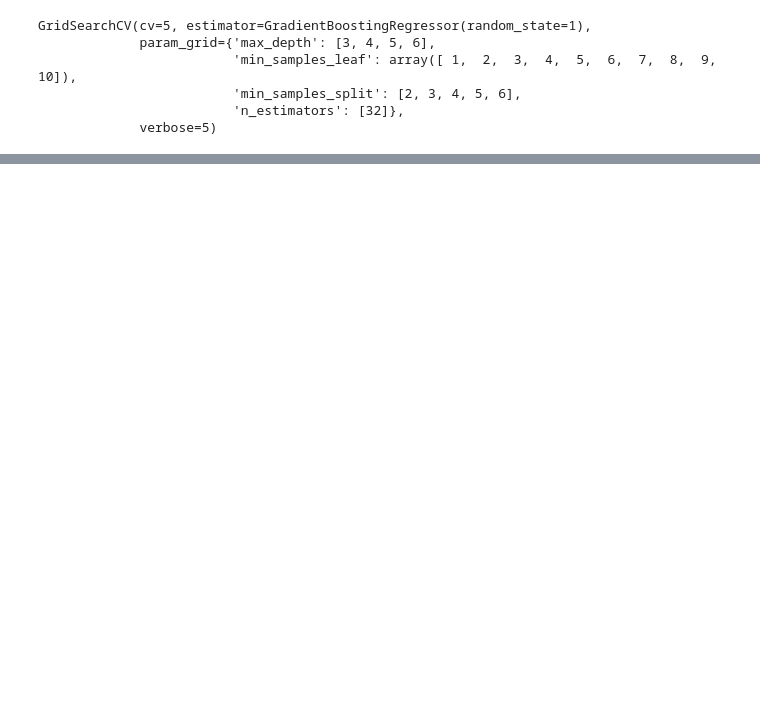
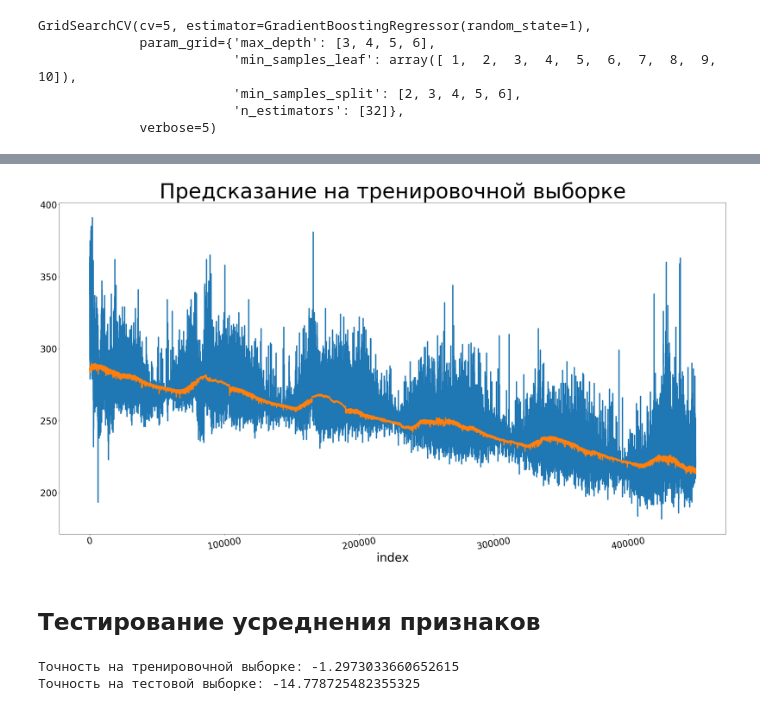
Before and after one commit to koshkidadanet/article-water, a Jupyter notebook: model.ipynb, the cells around one changed output, grey strips where cells are left out. Drawn from its saved outputs; the diff is of its cells as text; code cells hidden in the pictures; blank space fills up the shorter version.

```diff
--- a/model.ipynb
+++ b/model.ipynb
@@ -217,0 +311,25 @@ display(pd.DataFrame(clf.cv_results_))
+# %%
+pred_train = pd.Series(model.predict(x_train), index=y_train.index)
+
+plt.figure(figsize=(40,20))
+plt.xlabel('index', fontsize=40)
+plt.xticks(fontsize = 30)
+plt.yticks(fontsize = 30)
+
+y_train.plot(linewidth=4)
+pred_train.plot(linewidth=4)
+plt.title('Предсказание на тренировочной выборке', fontsize=70)
+plt.tick_params(axis='x', rotation=10)
+# %% [output]
+[figure, added]
+# %% [markdown]
+## Тестирование усреднения признаков
+# %%
+pred_train = x_train.drop('sec_from_start',axis=1).mean(numeric_only=True, axis=1)
+pred_test = x_test.drop('sec_from_start',axis=1).mean(numeric_only=True, axis=1)
+
+print(f'Точность на тренировочной выборке: {r2_score(y_train,pred_train)}')
+print(f'Точность на тестовой выборке: {r2_score(y_test,pred_test)}')
+# %% [output]
+Точность на тренировочной выборке: -1.2973033660652615
+Точность на тестовой выборке: -14.778725482355325
```
Also changed, not shown: parts of 20 cells of this notebook.
